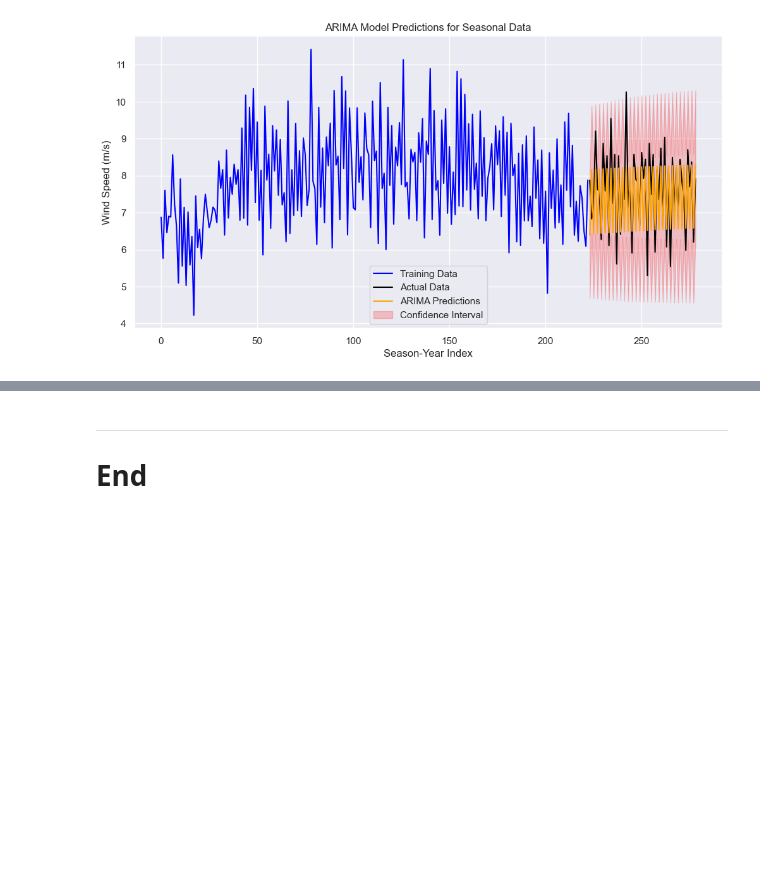
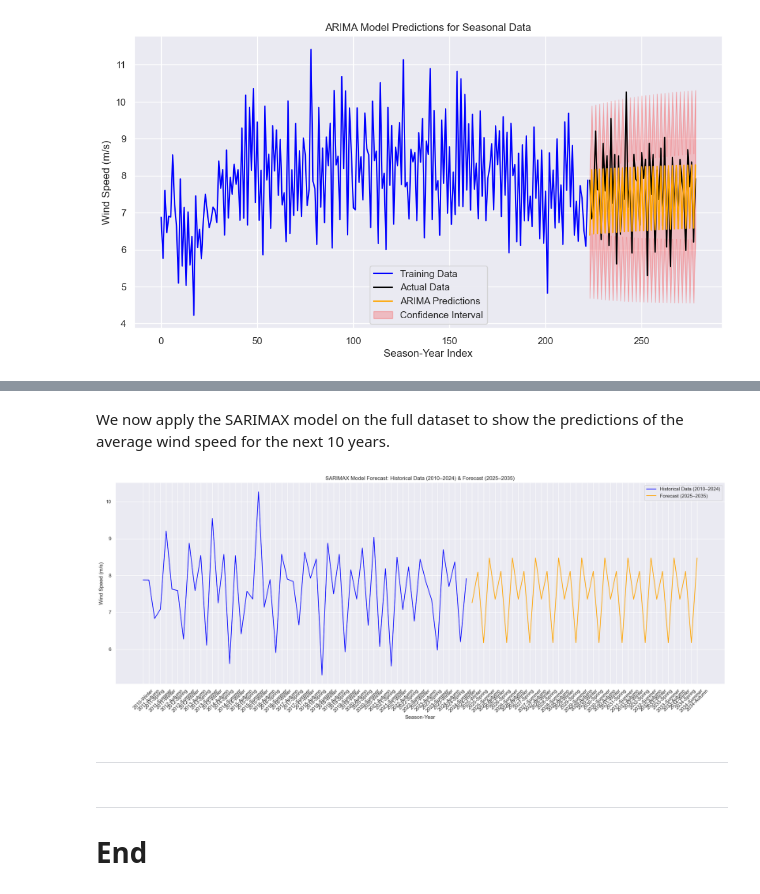
Before and after one commit to YuliiaKharchenko/PFDA, a Jupyter notebook: project/Wind_analisys.ipynb, the cells around one changed output, grey strips where cells are left out. Drawn from its saved outputs; the diff is of its cells as text; code cells hidden in the pictures; blank space fills up the shorter version.

Commit message:
Project: decomposition observations, models performance evaluation, future predictions

```diff
--- a/project/Wind_analisys.ipynb
+++ b/project/Wind_analisys.ipynb
@@ -914,3 +1069,63 @@ Mean Absolute Percentage Error (MAPE, HWES): 7.54%
+# %% [markdown]
+We now apply the SARIMAX model on the full dataset to show the predictions of the average wind speed for the next 10 years.
+# %%
+# Define the target variable `y` as average wind speed (wdsp_mps)
+y_full = data_seasonal['wdsp_mps']
+
+# Fit the SARIMAX model on the full dataset
+s = 4  # Seasonal period (4 seasons in a year)
+SARIMAXmodel_full = SARIMAX(
+    y_full,
+    order=(1, 0, 0),
+    seasonal_order=(1, 1, 1, s),
+    enforce_stationarity=False,
+    enforce_invertibility=False
+).fit()
+
+# Generate forecasts for the next 10 years (2025–2035)
+forecast_steps = 10 * s  # 10 years with 4 seasons per year
+forecast = SARIMAXmodel_full.get_forecast(steps=forecast_steps)
+
+# Create a DataFrame for the forecast with confidence intervals
+forecast_df = forecast.conf_int(alpha=0.05)
+forecast_df["Predictions"] = forecast.predicted_mean
+
+# Generate future season-year indices for the forecast
+last_season_year = data_seasonal['season_year'].iloc[-1]
+last_year = int(last_season_year.split('-')[0])
+future_seasons = ['Winter', 'Spring', 'Summer', 'Autumn']
+
+future_season_years = []
+for year in range(last_year + 1, last_year + 11):  # For the next 10 years
+    for season in future_seasons:
+        future_season_years.append(f"{year}-{season}")
+
+# Assign the generated season-year labels to the forecast index
+forecast_df.index = future_season_years
+
+# Filter historical data starting from 2010
+historical_data = data_seasonal[data_seasonal['season_year'] >= '2010-Winter']
+
+# Plot historical data (from 2010) and forecast (2025–2035)
+plt.figure(figsize=(20, 8))
+
+# Plot historical data from 2010 onwards
+plt.plot(historical_data['season_year'], historical_data['wdsp_mps'], label='Historical Data (2010–2024)', color='blue')
+
+# Plot the forecast for 2025–2035
+plt.plot(forecast_df.index, forecast_df["Predictions"], label='Forecast (2025–2035)', color='orange')
+
+plt.xlabel('Season-Year')
+plt.ylabel('Wind Speed (m/s)')
+plt.title('SARIMAX Model Forecast: Historical Data (2010–2024) & Forecast (2025–2035)')
+plt.legend()
+plt.grid(True)
+plt.xticks(rotation=45)
+plt.tight_layout()
+# %% [output]
+[figure, added]
+# %% [markdown]
+***
 # %% [markdown]
 ***
 
```
Also changed, not shown: parts of 24 cells of this notebook, 2 other files.
